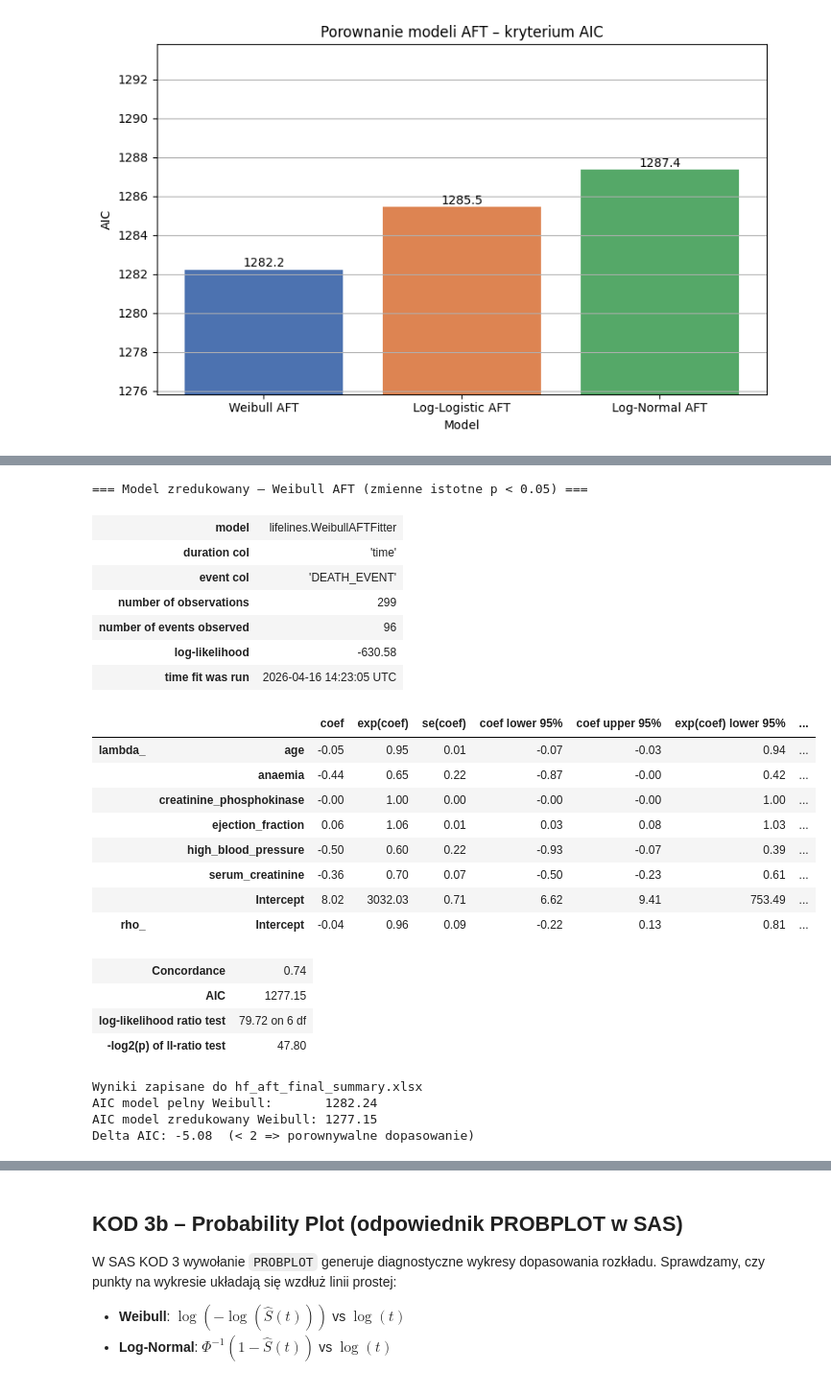
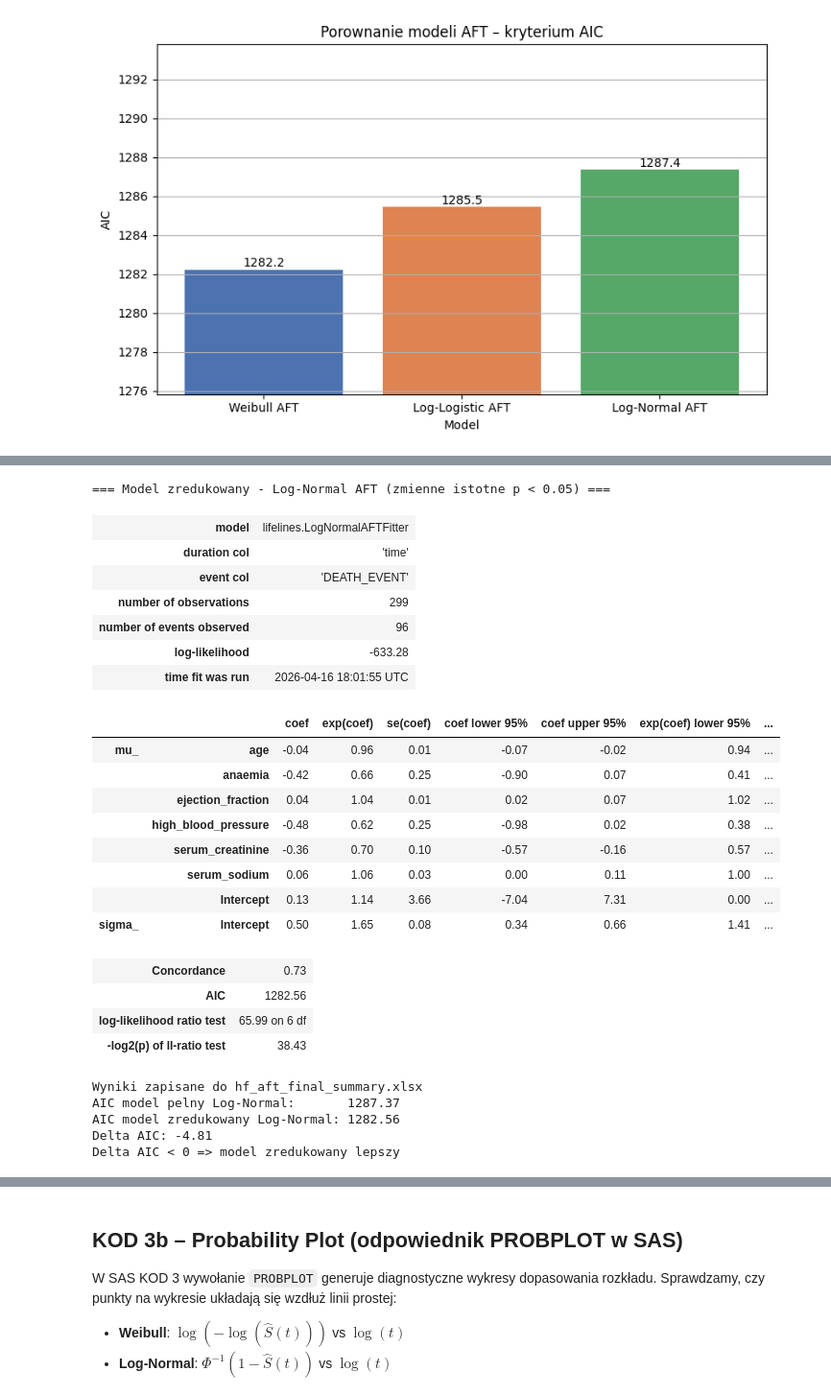
Before and after one commit to Richi9PP/ACT, a Jupyter notebook: Ready_models/hf_analiza_parametryczna.ipynb, the cells around one changed output, grey strips where cells are left out. Shown at 96% size. Saved outputs shown, nothing was run; the diff lists cells and outputs as text; code cells hidden in the pictures.

```diff
--- a/Ready_models/hf_analiza_parametryczna.ipynb
+++ b/Ready_models/hf_analiza_parametryczna.ipynb
@@ -224,9 +227,10 @@ num_vars = ['age', 'creatinine_phosphokinase', 'ejection_fraction',
 dummies = pd.get_dummies(df[cat_vars], drop_first=True)
 model_data = pd.concat([dummies, df[num_vars + ['time', 'DEATH_EVENT']]], axis=1)
 
-# Model pelny – Weibull AFT (najlepszy wg AIC i BIC)
-aft_weibull_full = WeibullAFTFitter()
-aft_weibull_full.fit(model_data, duration_col='time', event_col='DEATH_EVENT')
-print('=== Model pelny – Weibull AFT ===')
-aft_weibull_full.print_summary()
+# Model pelny - Log-Normal AFT
+# Wybrany: DELTA_AIC(Weibull-LogNormal)=5.2 (strefa umiarkowana) + wyzsze R2 Probability Plot
+aft_lognorm_full = LogNormalAFTFitter()
+aft_lognorm_full.fit(model_data, duration_col='time', event_col='DEATH_EVENT')
+print('=== Model pelny - Log-Normal AFT ===')
+aft_lognorm_full.print_summary()
 # %% [output]
@@ -259,55 +263,61 @@ aft_weibull_full.print_summary()
 # %%
-# Model zredukowany – zmienne istotne (p < 0.05) z pelnego modelu Weibull AFT
-# Zachowane: age, ejection_fraction, serum_creatinine, anaemia,
-#            creatinine_phosphokinase, high_blood_pressure
-# Usuniete:  diabetes (p=0.53), platelets (p=0.64), sex (p=0.35),
-#            smoking (p=0.65), serum_sodium (p=0.06)
+# Model zredukowany - zmienne istotne (p < 0.05) z pelnego modelu Log-Normal AFT
+# Zachowane: age, ejection_fraction, serum_creatinine, serum_sodium,
+#            anaemia, high_blood_pressure
+# Usuniete:  diabetes, platelets, sex, smoking, creatinine_phosphokinase
 
-final_num = ['age', 'creatinine_phosphokinase', 'ejection_fraction', 'serum_creatinine']
+final_num = ['age', 'ejection_fraction', 'serum_creatinine', 'serum_sodium']
 final_cat = ['anaemia', 'high_blood_pressure']
 
 dummies_final = pd.get_dummies(df[final_cat], drop_first=True)
 model_final = pd.concat(
     [dummies_final, df[final_num + ['time', 'DEATH_EVENT']]], axis=1
 )
 
-aft_final = WeibullAFTFitter()
+aft_final = LogNormalAFTFitter()
 aft_final.fit(model_final, duration_col='time', event_col='DEATH_EVENT')
-print('=== Model zredukowany – Weibull AFT (zmienne istotne p < 0.05) ===')
+print('=== Model zredukowany - Log-Normal AFT (zmienne istotne p < 0.05) ===')
 aft_final.print_summary()
 
 aft_final.summary.to_excel('hf_aft_final_summary.xlsx')
 print('Wyniki zapisane do hf_aft_final_summary.xlsx')
 
 # Porownanie AIC: pelny vs zredukowany
-print(f'AIC model pelny Weibull:       {aft_weibull_full.AIC_:.2f}')
-print(f'AIC model zredukowany Weibull: {aft_final.AIC_:.2f}')
-delta = aft_final.AIC_ - aft_weibull_full.AIC_
-print(f'Delta AIC: {delta:.2f}  (< 2 => porownywalne dopasowanie)')
+print(f'AIC model pelny Log-Normal:       {aft_lognorm_full.AIC_:.2f}')
+print(f'AIC model zredukowany Log-Normal: {aft_final.AIC_:.2f}')
+delta = aft_final.AIC_ - aft_lognorm_full.AIC_
+print(f'Delta AIC: {delta:.2f}')
+if delta < 0:
+    print('Delta AIC < 0 => model zredukowany lepszy')
+elif abs(delta) < 2:
+    print('|Delta AIC| < 2 => modele porownywalne; preferujemy prostszy')
+else:
+    print('Delta AIC >= 2 => model pelny istotnie lepiej dopasowany')
 # %% [output]
-=== Model zredukowany – Weibull AFT (zmienne istotne p < 0.05) ===
+=== Model zredukowany - Log-Normal AFT (zmienne istotne p < 0.05) ===
-| model | lifelines.WeibullAFTFitter |
+| model | lifelines.LogNormalAFTFitter |
 | duration col | 'time' |
 | event col | 'DEATH_EVENT' |
 | number of observations | 299 |
 | number of events observed | 96 |
-| log-likelihood | -630.58 |
-| time fit was run | 2026-04-16 14:23:05 UTC |
+| log-likelihood | -633.28 |
+| time fit was run | 2026-04-16 18:01:55 UTC |
 |  |  | coef | exp(coef) | se(coef) | coef lower 95% | coef upper 95% | exp(coef) lower 95% | ... |
-| lambda_ | age | -0.05 | 0.95 | 0.01 | -0.07 | -0.03 | 0.94 | ... |
-|  | anaemia | -0.44 | 0.65 | 0.22 | -0.87 | -0.00 | 0.42 | ... |
-|  | creatinine_phosphokinase | -0.00 | 1.00 | 0.00 | -0.00 | -0.00 | 1.00 | ... |
-|  | ejection_fraction | 0.06 | 1.06 | 0.01 | 0.03 | 0.08 | 1.03 | ... |
-|  | high_blood_pressure | -0.50 | 0.60 | 0.22 | -0.93 | -0.07 | 0.39 | ... |
-|  | serum_creatinine | -0.36 | 0.70 | 0.07 | -0.50 | -0.23 | 0.61 | ... |
-|  | Intercept | 8.02 | 3032.03 | 0.71 | 6.62 | 9.41 | 753.49 | ... |
-| rho_ | Intercept | -0.04 | 0.96 | 0.09 | -0.22 | 0.13 | 0.81 | ... |
+| mu_ | age | -0.04 | 0.96 | 0.01 | -0.07 | -0.02 | 0.94 | ... |
+|  | anaemia | -0.42 | 0.66 | 0.25 | -0.90 | 0.07 | 0.41 | ... |
+|  | ejection_fraction | 0.04 | 1.04 | 0.01 | 0.02 | 0.07 | 1.02 | ... |
+|  | high_blood_pressure | -0.48 | 0.62 | 0.25 | -0.98 | 0.02 | 0.38 | ... |
+|  | serum_creatinine | -0.36 | 0.70 | 0.10 | -0.57 | -0.16 | 0.57 | ... |
+|  | serum_sodium | 0.06 | 1.06 | 0.03 | 0.00 | 0.11 | 1.00 | ... |
+|  | Intercept | 0.13 | 1.14 | 3.66 | -7.04 | 7.31 | 0.00 | ... |
+| sigma_ | Intercept | 0.50 | 1.65 | 0.08 | 0.34 | 0.66 | 1.41 | ... |
-| Concordance | 0.74 |
-| AIC | 1277.15 |
-| log-likelihood ratio test | 79.72 on 6 df |
-| -log2(p) of ll-ratio test | 47.80 |
+| Concordance | 0.73 |
+| AIC | 1282.56 |
+| log-likelihood ratio test | 65.99 on 6 df |
+| -log2(p) of ll-ratio test | 38.43 |
 Wyniki zapisane do hf_aft_final_summary.xlsx
-AIC model pelny Weibull:       1282.24
-AIC model zredukowany Weibull: 1277.15
-Delta AIC: -5.08  (< 2 => porownywalne dopasowanie)
+AIC model pelny Log-Normal:       1287.37
+AIC model zredukowany Log-Normal: 1282.56
+Delta AIC: -4.81
+Delta AIC < 0 => model zredukowany lepszy
 # %%
```
Also changed, not shown: parts of 10 cells of this notebook, 18 other files.
